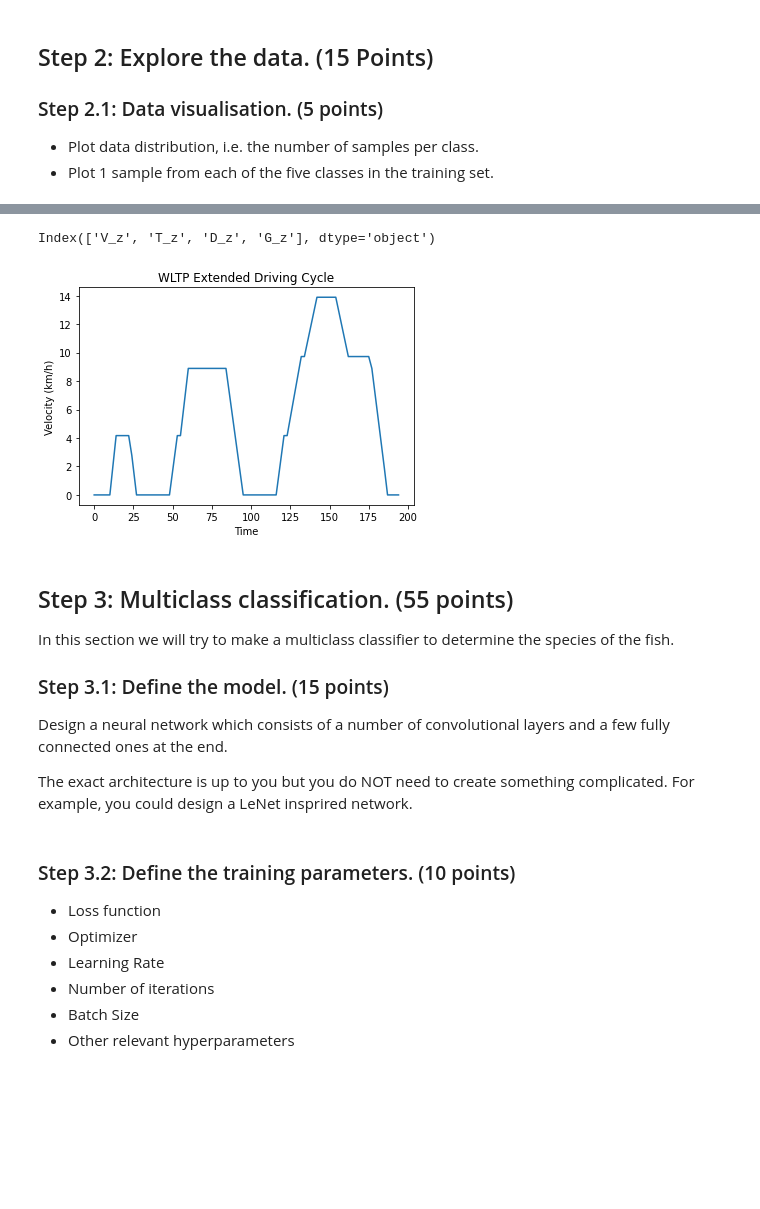
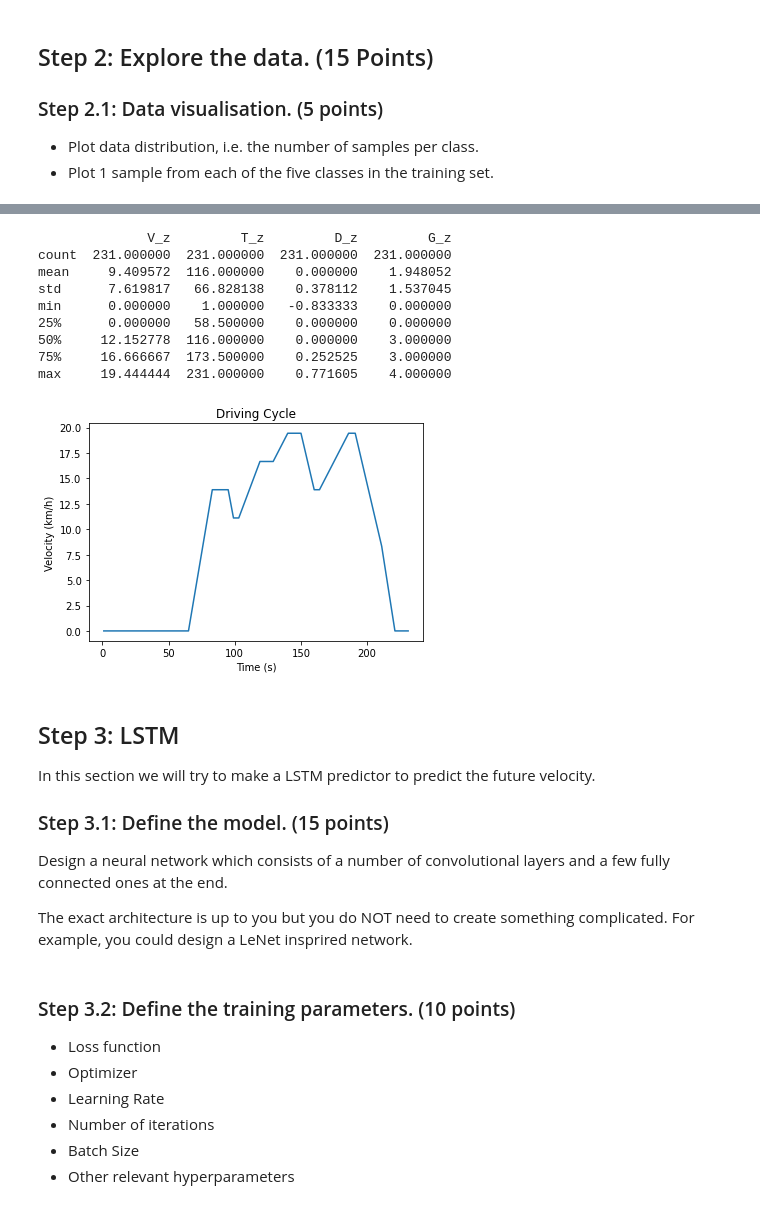
Before and after one commit to tsersiew/fyp_speed_predictor, a Jupyter notebook: LSTM.ipynb, the cells around one changed output, grey strips where cells are left out. Drawn from its saved outputs; the diff is of its cells as text; code cells hidden in the pictures; blank space fills up the shorter version.

Commit message:
finished training LSTM

```diff
--- a/LSTM.ipynb
+++ b/LSTM.ipynb
@@ -101,8 +98,8 @@ def split_train_test(lendata, percentage=0.8):
     idxs_test = idxs_train + 1
     return idxs_train, idxs_test
 
-LENDATA = 36 + 6 + 4 + 1 # number of driving cycles
+LENDATA = 36 + 6 + 4 + 1 # number of driving cycles = 47
 np.random.seed(42)
 idxs_train, idxs_test = split_train_test(LENDATA,0.8)
+idxs_test = 47 # only 1 test driving cycle for easier visualisation
 p = np.random.permutation(int(LENDATA))
-print(p)
@@ -130,46 +124,38 @@ def create_dataset(dataset):
 - Plot data distribution, i.e. the number of samples per class.
 - Plot 1 sample from each of the five classes in the training set.
 # %%
-# Training set and test set
+# loading datasets
 img_path = './DrivingCycles/'
 dataset_train  = DrivingCyclesDataset(img_path, idxs_train, idxs_test, None, img_size=128, train=True)
 dataset_test = DrivingCyclesDataset(img_path, idxs_train, idxs_test, None, img_size=128, train=False)
 
+# scaling datasets
+scaler = MinMaxScaler(feature_range=(0,1))
+# need to check if it will work for all columns
+dataset_train = scaler.fit_transform(dataset_train)
+dataset_test = scaler.transform(dataset_test)
+        # for column in feature_columns:
+        #     scaler = preprocessing.MinMaxScaler()
+        #     df[column] = scaler.fit_transform(np.expand_dims(df[column].values, axis=1))
+        #     column_scaler[column] = scaler
+        # # add the MinMaxScaler instances to the result returned
+        # result["column_scaler"] = column_scaler
+
+# create training set and test set
 x_train, y_train = create_dataset(dataset_train)
 x_test, y_test = create_dataset(dataset_test)
 
-# reshaping
+# reshaping input to LSTM model
 x_train = np.reshape(x_train, (x_train.shape[0], x_train.shape[1], 1))
 x_test = np.reshape(x_test, (x_test.shape[0], x_test.shape[1], 1))
 
-# # Plot the number of samples
-# #### ADD YOUR CODE HERE ####
-# dict = {}
-# for folder in dc_folders:
-#     dict[dc_folders] = dict.get(dc_folders,0)+1
-
-# keys = list(dict.keys())
-# values = list(dict.values())
-
-# def addlabels(x,y):
-#     for i in range(len(x)):
-#         plt.text(i, y[i]//2, y[i], ha = 'center')
-
-# plt.figure(figsize = (10,5))
-# plt.bar(range(len(dict)), values, tick_label=keys)
-# addlabels(keys,values)
-# plt.title("Plot of Number of Samples per Class")
-# plt.xlabel("Class")
-# plt.ylabel("Number of Samples")
-# plt.show()
-
 # Plot 1 sample from the training set
-#### ADD YOUR CODE HERE ####
-sample = dataset.data[0]
-print(sample.keys())
-plt.title("WLTP Extended Driving Cycle")
-plt.xlabel("Time")
+sample_data = dataset_test.data[0]
+sample_name = dataset_test.name[0]
+print(sample_data.describe())
+plt.title(sample_name + " Driving Cycle")
+plt.xlabel("Time (s)")
 plt.ylabel("Velocity (km/h)")
-plt.plot(sample['V_z'])
+plt.plot(sample_data['T_z'], sample_data['V_z'])
 plt.show()
 # %% [output]
@@ -204,8 +180,16 @@ plt.show()
-Index(['V_z', 'T_z', 'D_z', 'G_z'], dtype='object')
+              V_z         T_z         D_z         G_z
+count  231.000000  231.000000  231.000000  231.000000
+mean     9.409572  116.000000    0.000000    1.948052
+std      7.619817   66.828138    0.378112    1.537045
+min      0.000000    1.000000   -0.833333    0.000000
+25%      0.000000   58.500000    0.000000    0.000000
+50%     12.152778  116.000000    0.000000    3.000000
+75%     16.666667  173.500000    0.252525    3.000000
+max     19.444444  231.000000    0.771605    4.000000
-[figure, old version]
+[figure, new version]
 # %% [markdown]
-## Step 3: Multiclass classification. (55 points)
-In this section we will try to make a multiclass classifier to determine the species of the fish.
+## Step 3: LSTM
+In this section we will try to make a LSTM predictor to predict the future velocity.
 
 ### Step 3.1: Define the model. (15 points)
 
```
Also changed, not shown: parts of 9 cells of this notebook, 3 other files.
